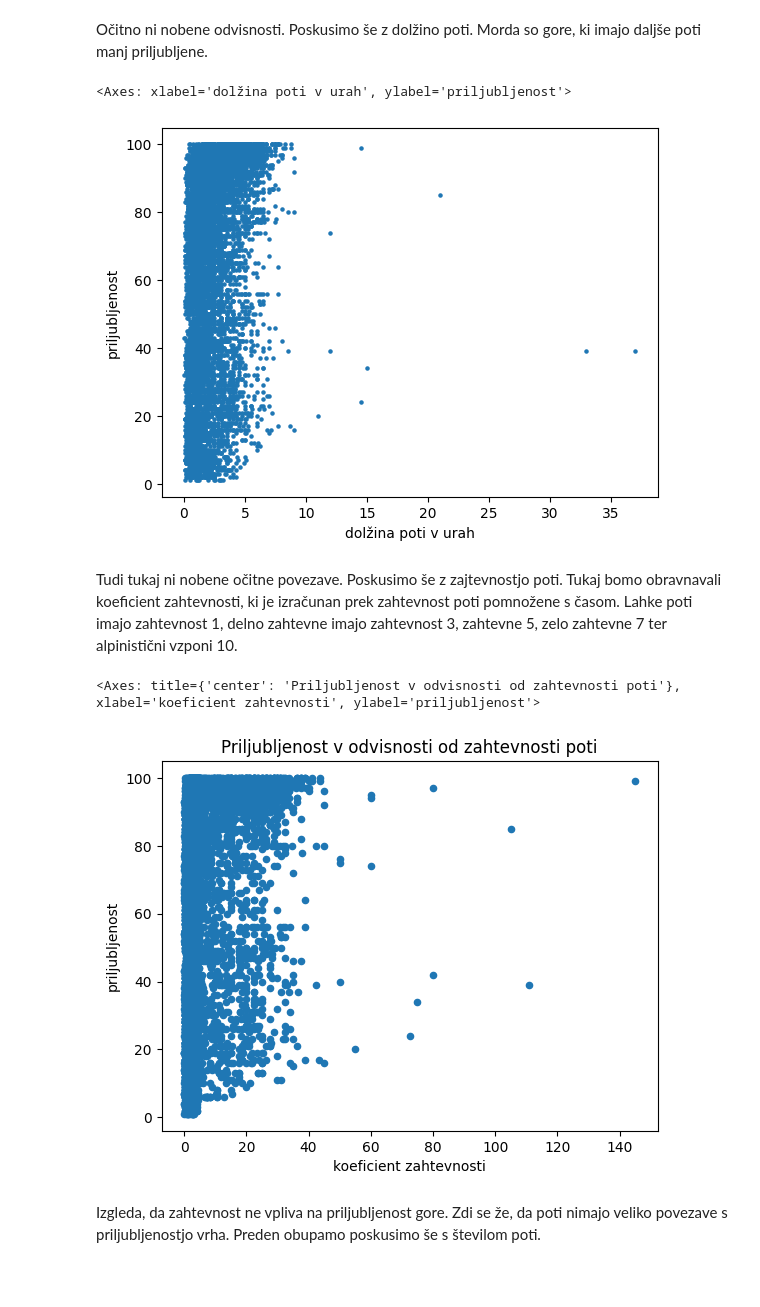
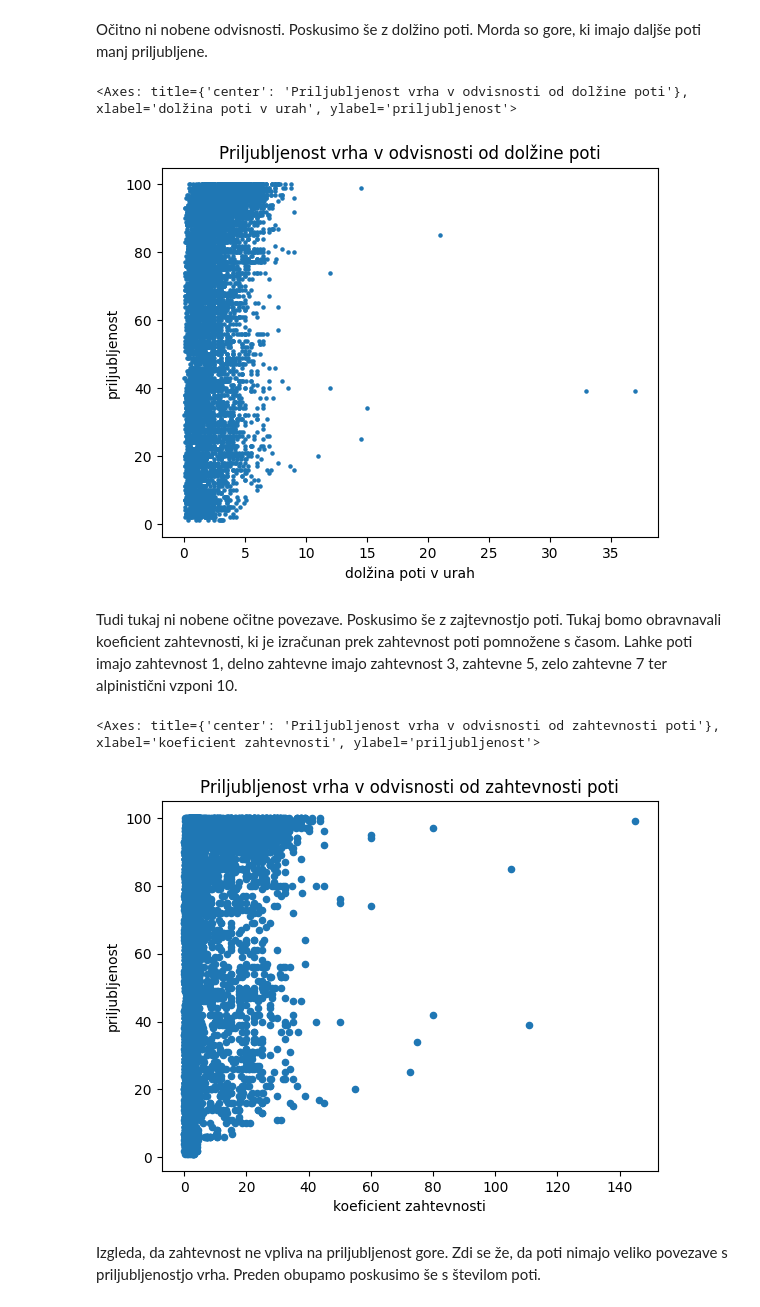
Before and after one commit to tilenzabkar/uvp-projektna-naloga, a Jupyter notebook: analiza.ipynb, the cells around one changed output. Drawn from its saved outputs; the diff is of its cells as text; code cells hidden in the pictures; blank space fills up the shorter version.

```diff
--- a/analiza.ipynb
+++ b/analiza.ipynb
@@ -55,9 +55,8 @@ Torej le 15 % vrhov lahko uvstrimo med dvatisočake, kar je razmeroma malo.
 
 Oglejmo si sedaj, koliko vrhov posameznih višin imamo. Za lažji prikaz bomo višino zaokrožili na stotice.
 # %%
-zaokrozena_visina = gore["višina"].round(-2)
-gore["zaokrožena višina"] = zaokrozena_visina
-slovenske_gore["zaokrožena višina"] = zaokrozena_visina
+gore["zaokrožena višina"] = gore["višina"].round(-2)
+slovenske_gore["zaokrožena višina"] = slovenske_gore["višina"].round(-2)
 
 po_visini = slovenske_gore.groupby("zaokrožena višina").size()
 po_visini.plot.bar(title="Število vrhov v odvisnosti od višine",xlabel="zaokrožena višina v metrih", ylabel="število vrhov")
@@ -185,21 +188,21 @@ Očitno ni nobene odvisnosti. Poskusimo še z dolžino poti. Morda so gore, ki i
 # %%
 gore_z_potmi = pd.merge(gore, gore_poti, left_on="id", right_on="id")
 
 def cas_v_ure(cas):
     if "h" in cas:
         ure_minute = cas.split(" ")
         ure = int(ure_minute[0])
         minute = int(ure_minute[2]) if len(ure_minute) > 2 else 0
     else:
         ure = 0
         minute = int(cas.split()[0])
     return ure + minute / 60
 
 gore_z_potmi["dolžina poti v urah"] = gore_z_potmi["čas"].apply(cas_v_ure)
-gore_z_potmi.plot.scatter(x = "dolžina poti v urah", y="priljubljenost", s=5)
+gore_z_potmi.plot.scatter(x = "dolžina poti v urah", y="priljubljenost", title="Priljubljenost vrha v odvisnosti od dolžine poti", s=5)
 # %% [output]
-<Axes: xlabel='dolžina poti v urah', ylabel='priljubljenost'>
+<Axes: title={'center': 'Priljubljenost vrha v odvisnosti od dolžine poti'}, xlabel='dolžina poti v urah', ylabel='priljubljenost'>
-[figure, old version]
+[figure, new version]
 # %% [markdown]
 Tudi tukaj ni nobene očitne povezave. Poskusimo še z zajtevnostjo poti. Tukaj bomo obravnavali koeficient zahtevnosti, ki je izračunan prek zahtevnost poti pomnožene s časom. Lahke poti imajo zahtevnost 1, delno zahtevne imajo zahtevnost 3, zahtevne 5, zelo zahtevne 7 ter alpinistični vzponi 10.
 # %%
@@ -220,10 +223,10 @@ def razvrsti_zahtevnost(zahtevnost):
 gore_z_potmi["zahtevnost urejena"] = gore_z_potmi["zahtevnost"].apply(razvrsti_zahtevnost)
 gore_z_potmi["koeficient zahtevnosti"] = gore_z_potmi.apply(lambda vrstica: (vrstica["dolžina poti v urah"] * vrstica["zahtevnost urejena"]), axis=1)
 
-gore_z_potmi.plot.scatter(x = "koeficient zahtevnosti", y="priljubljenost", title="Priljubljenost v odvisnosti od zahtevnosti poti")
+gore_z_potmi.plot.scatter(x = "koeficient zahtevnosti", y="priljubljenost", title="Priljubljenost vrha v odvisnosti od zahtevnosti poti")
 # %% [output]
-<Axes: title={'center': 'Priljubljenost v odvisnosti od zahtevnosti poti'}, xlabel='koeficient zahtevnosti', ylabel='priljubljenost'>
+<Axes: title={'center': 'Priljubljenost vrha v odvisnosti od zahtevnosti poti'}, xlabel='koeficient zahtevnosti', ylabel='priljubljenost'>
-[figure, old version]
+[figure, new version]
 # %% [markdown]
 Izgleda, da zahtevnost ne vpliva na priljubljenost gore. Zdi se že, da poti nimajo veliko povezave s priljubljenostjo vrha. Preden obupamo poskusimo še s številom poti.
 # %%
```
Also changed, not shown: parts of 27 cells of this notebook, 8 other files.
